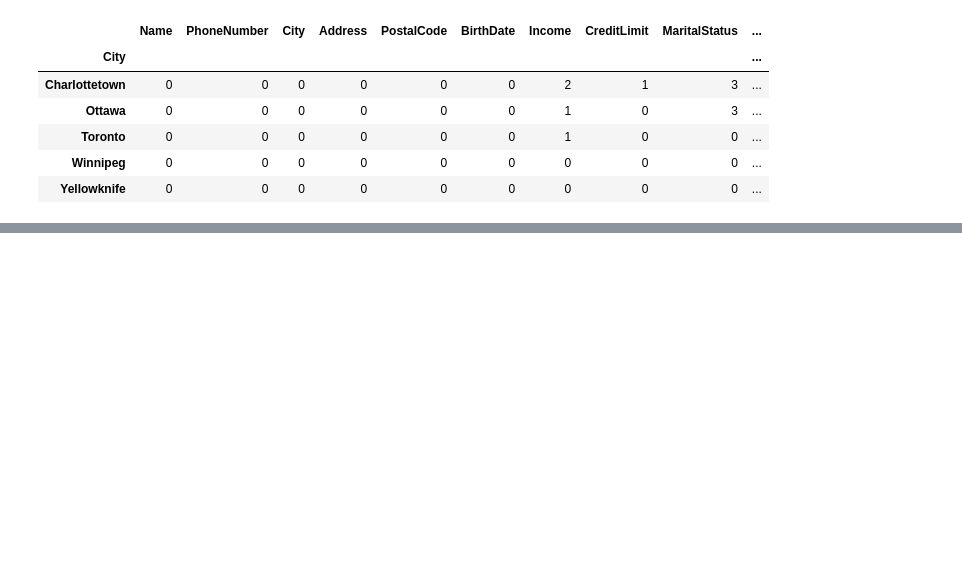
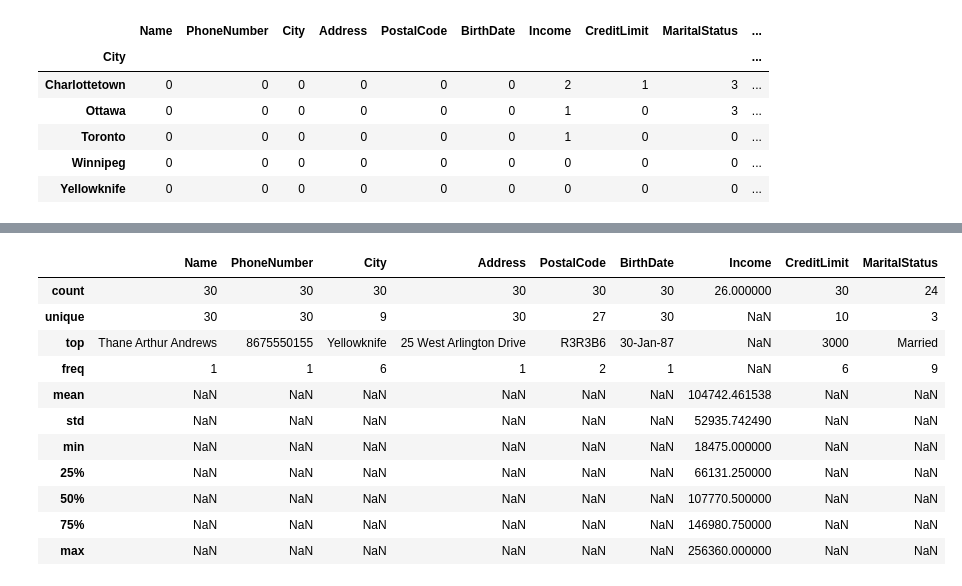
Before and after one commit to delinai/python_2, a Jupyter notebook: Feb26_2024/class1.ipynb, the cells around one changed output, grey strips where cells are left out. Saved outputs shown, nothing was run; the diff lists cells and outputs as text; code cells hidden in the pictures; blank space fills up the shorter version.

```diff
--- a/Feb26_2024/class1.ipynb
+++ b/Feb26_2024/class1.ipynb
@@ -325,0 +519,15 @@ df.groupby('City').apply(lambda x: x.isnull().sum())
+# %%
+df2.describe(include='all')
+# %% [output]
+|  | Name | PhoneNumber | City | Address | PostalCode | BirthDate | Income | CreditLimit | MaritalStatus |
+| count | 30 | 30 | 30 | 30 | 30 | 30 | 26.000000 | 30 | 24 |
+| unique | 30 | 30 | 9 | 30 | 27 | 30 | NaN | 10 | 3 |
+| top | Thane Arthur Andrews | 8675550155 | Yellowknife | 25 West Arlington Drive | R3R3B6 | 30-Jan-87 | NaN | 3000 | Married |
+| freq | 1 | 1 | 6 | 1 | 2 | 1 | NaN | 6 | 9 |
+| mean | NaN | NaN | NaN | NaN | NaN | NaN | 104742.461538 | NaN | NaN |
+| std | NaN | NaN | NaN | NaN | NaN | NaN | 52935.742490 | NaN | NaN |
+| min | NaN | NaN | NaN | NaN | NaN | NaN | 18475.000000 | NaN | NaN |
+| 25% | NaN | NaN | NaN | NaN | NaN | NaN | 66131.250000 | NaN | NaN |
+| 50% | NaN | NaN | NaN | NaN | NaN | NaN | 107770.500000 | NaN | NaN |
+| 75% | NaN | NaN | NaN | NaN | NaN | NaN | 146980.750000 | NaN | NaN |
+| max | NaN | NaN | NaN | NaN | NaN | NaN | 256360.000000 | NaN | NaN |
```
Also changed, not shown: parts of 46 cells of this notebook, 1 other file.
